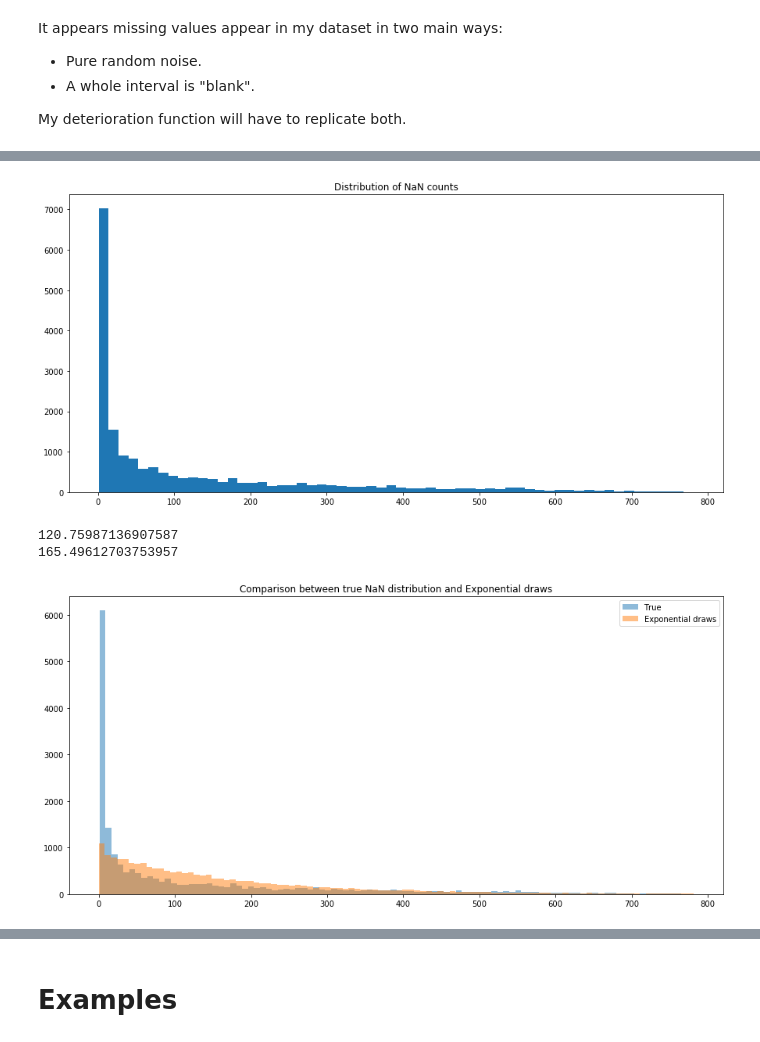
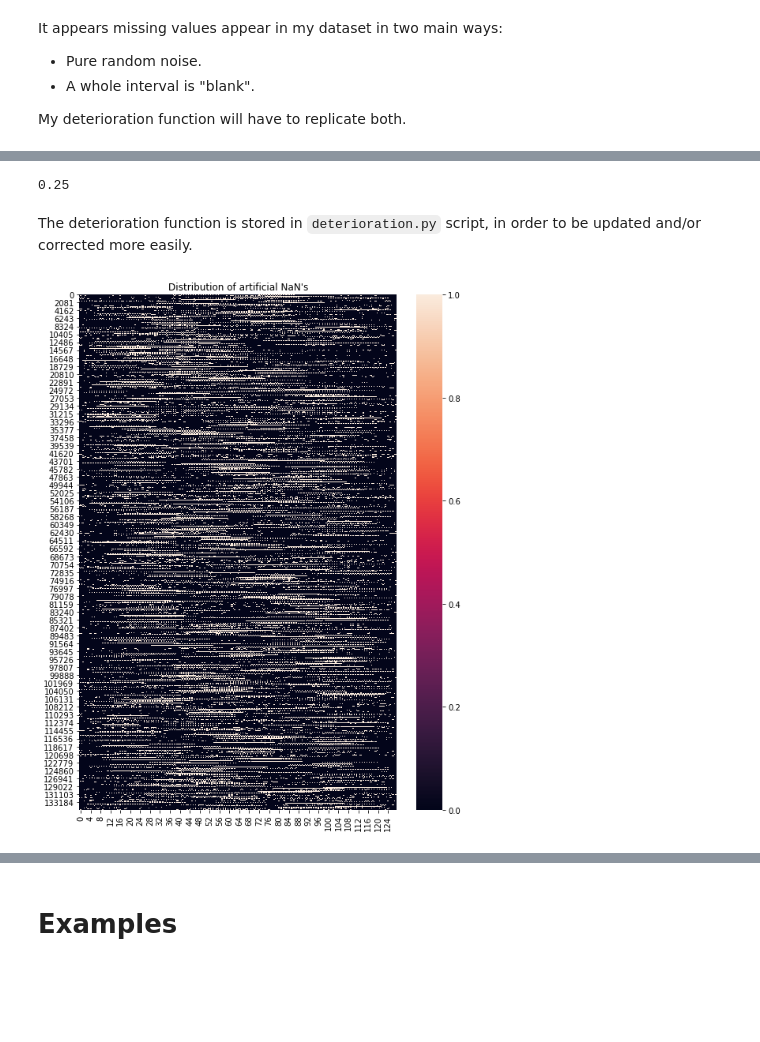
Before and after one commit to IvanBongiorni/GAN-RNN_Timeseries-imputation, a Jupyter notebook: nan_exploration.ipynb, the cells around one changed output, grey strips where cells are left out. Saved outputs shown, nothing was run; the diff lists cells and outputs as text; code cells hidden in the pictures; blank space fills up the shorter version.

Commit message:
corrected for latest deterioration function

```diff
--- a/nan_exploration.ipynb
+++ b/nan_exploration.ipynb
@@ -68,13 +128,51 @@ print(np.max(nan_count))
+# %%
+print(params['prob_noise']) # Pr of applying random noise vs NaN interval
+# %% [output]
+0.25
+# %% [markdown]
+The deterioration function is stored in `deterioration.py` script, in order to be updated and/or corrected more easily.
+# %%
+def _exponential_noise(x, nan_number):
+    import numpy as np
+    nan_idx = np.random.randint(low = 0, high = len(x), size = nan_number)
+    x[ nan_idx ] = np.nan
+    return x
+
+
+def _blank_random_interval(x, min_size, max_size):
+    import numpy as np
+    width = np.random.randint(min_size, max_size)
+    where = np.random.randint(0, len(x)-width)
+    x[ where:where+width ] = np.nan
+    return x
+
+
+def apply(X, params):
+    import numpy as np
+
+    threshold_low = int( X.shape[1] * params['total_nan_range'][0] )
+    threshold_upp = int( X.shape[1] * params['total_nan_range'][1] )
+
+    def apply_on_series(x):
+        if np.random.choice([0, 1], p = [1-params['prob_noise'], params['prob_noise']]):
+            nan_number = np.random.randint(low = threshold_low, high = threshold_upp)
+            nan_idx = np.random.randint(low = 0, high = len(x), size = nan_number)
+            x[ nan_idx ] = np.nan
+        else:
+            width = np.random.randint(threshold_low, threshold_upp)
+            where = np.random.randint(0, len(x)-width)
+            x[ where:where+width ] = np.nan
+        return x
+
+    X = np.apply_along_axis(apply_on_series, 1, X)
+    return X
+# %%
+# Make a copy of R and check artificial deterioration
+D = apply(np.ones(R.shape), params)
 # %%
-plt.figure(figsize=(15,7))
-plt.hist(nan_count, bins = 60)
-plt.title('Distribution of NaN counts')
+plt.figure(figsize=(9,12))
+seaborn.heatmap(np.isnan(D))
+plt.title("Distribution of artificial NaN's")
 plt.show()
 # %% [output]
-[figure, old version]
+[figure, new version]
-# %%
-print(np.mean(nan_count))
-print(np.std(nan_count))
-# %% [output]
-120.75987136907587
-165.49612703753957
@@ -86,9 +178,0 @@ exp_draw[ exp_draw > np.max(nan_count) ] = 0
-# %%
-plt.figure(figsize=(15,7))
-plt.hist(nan_count, bins = 100, label = 'True', alpha = 0.5)
-plt.hist(exp_draw, bins = 100, label = 'Exponential draws', alpha = 0.5)
-plt.title('Comparison between true NaN distribution and Exponential draws')
-plt.legend()
-plt.show()
-# %% [output]
-[figure, removed]
```
Also changed, not shown: parts of 30 cells of this notebook.
